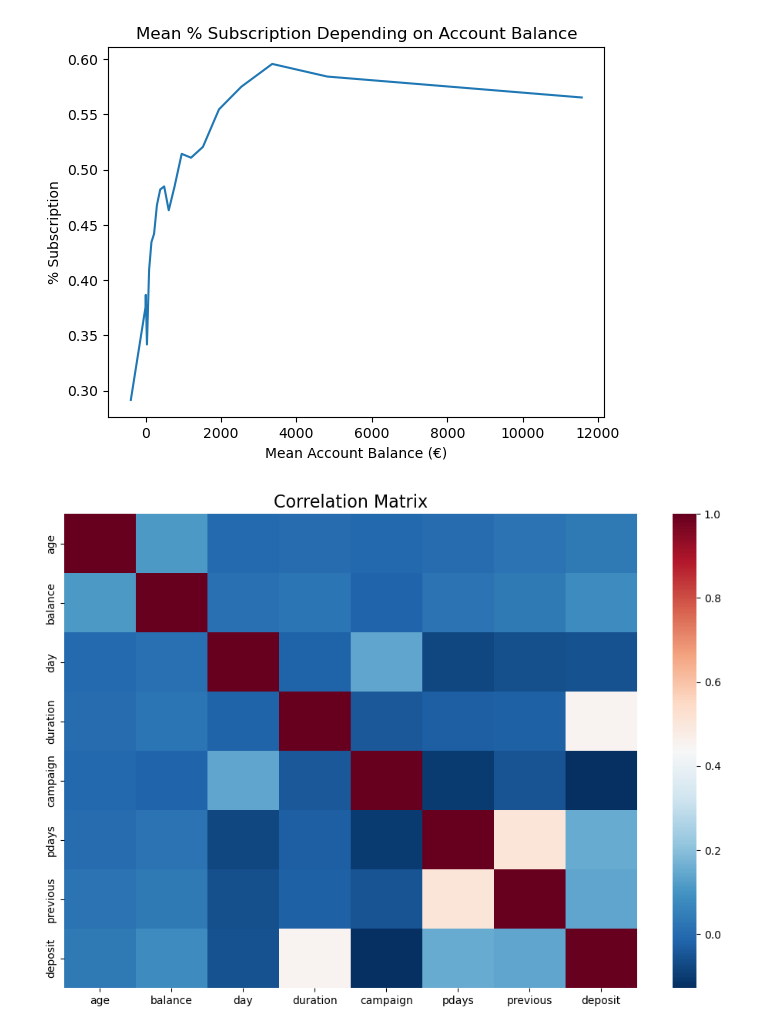
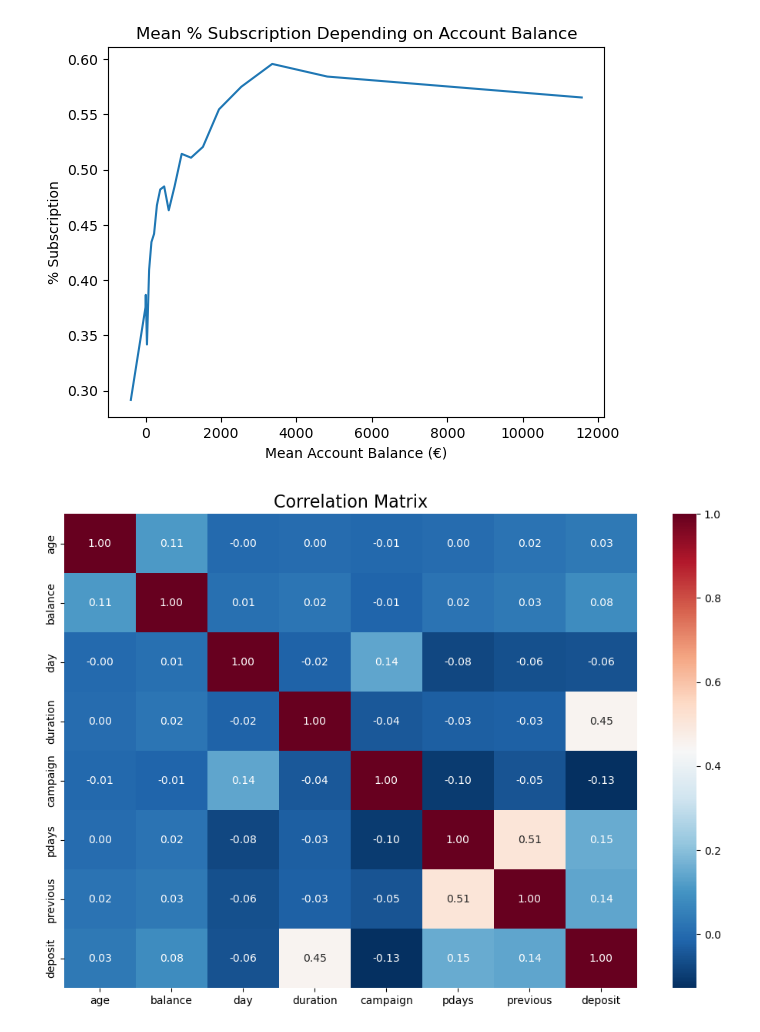
Before and after one commit to Migas77/FAA_Assignment1, a Jupyter notebook: bank_data_analysis.ipynb, the cells around one changed output. Drawn from its saved outputs; the diff is of its cells as text; code cells hidden in the pictures.

```diff
--- a/bank_data_analysis.ipynb
+++ b/bank_data_analysis.ipynb
@@ -456,20 +456,20 @@ plt.show()
 # %%
 fig = plt.figure(figsize=(12,8))
 df['deposit'] = LabelEncoder().fit_transform(df['deposit'])
 
 
 
 # Separate both dataframes into
 numeric_df = df.select_dtypes(exclude="object")
 # categorical_df = df.select_dtypes(include="object")
 
 corr_numeric = numeric_df.corr()
 
 
-sns.heatmap(corr_numeric, cbar=True, cmap="RdBu_r")
+sns.heatmap(corr_numeric, cbar=True, cmap="RdBu_r", annot=True, fmt=".2f", annot_kws={"size": 10})
 plt.title("Correlation Matrix", fontsize=16)
 plt.show()
 
 # From Janio Martinez Bachmann's code
 # %% [output]
-[figure, old version]
+[figure, new version]
```
